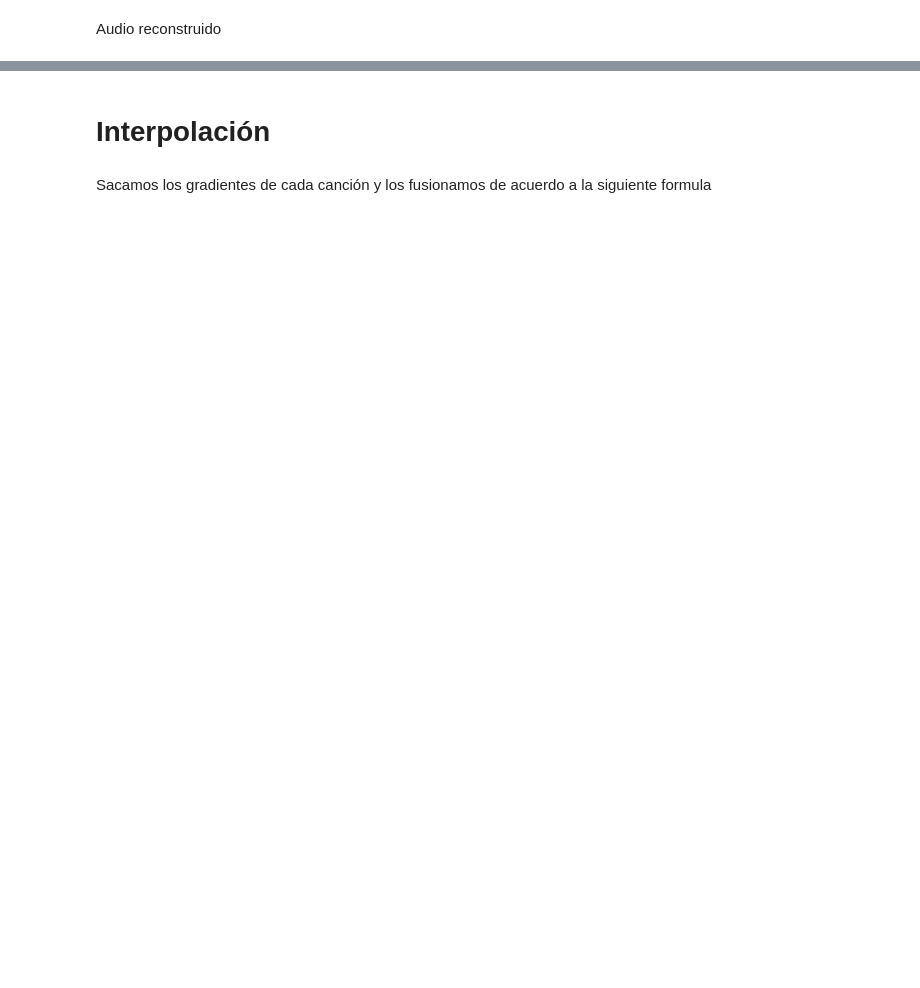
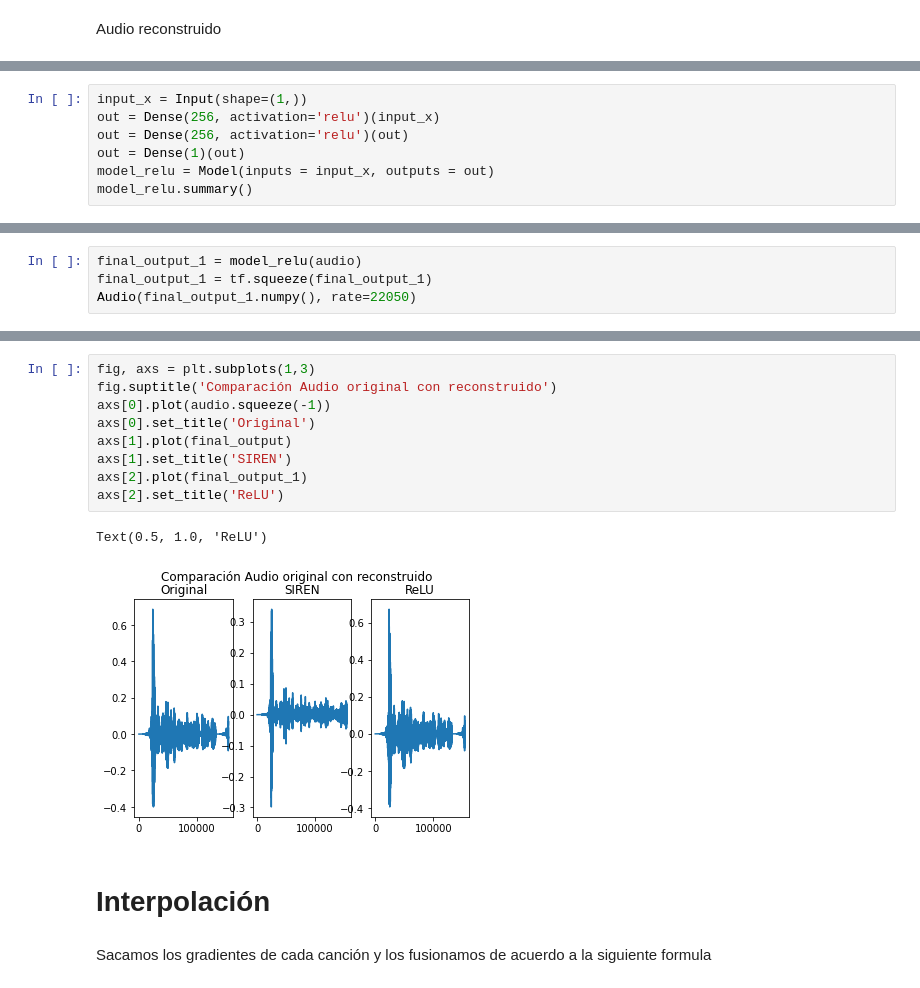
Before and after one commit to EduardoIllanes/Reconstruccion-e-Interpolacion-de-Audio, a Jupyter notebook: Tensorflow_Siren.ipynb, the cells around one changed output, grey strips where cells are left out. Drawn from its saved outputs; the diff is of its cells as text; blank space fills up the shorter version.

```diff
--- a/Tensorflow_Siren.ipynb
+++ b/Tensorflow_Siren.ipynb
@@ -165,0 +175,7 @@ Audio(final_output.numpy(), rate=22050)
+# %%
+input_x = Input(shape=(1,))
+out = Dense(256, activation='relu')(input_x)
+out = Dense(256, activation='relu')(out)
+out = Dense(1)(out)
+model_relu = Model(inputs = input_x, outputs = out)
+model_relu.summary()
@@ -165,0 +217,4 @@ Audio(final_output.numpy(), rate=22050)
+# %%
+final_output_1 = model_relu(audio)
+final_output_1 = tf.squeeze(final_output_1)
+Audio(final_output_1.numpy(), rate=22050)
@@ -166,3 +223,15 @@ Audio(final_output.numpy(), rate=22050)
+# %%
+fig, axs = plt.subplots(1,3)
+fig.suptitle('Comparación Audio original con reconstruido')
+axs[0].plot(audio.squeeze(-1))
+axs[0].set_title('Original')
+axs[1].plot(final_output)
+axs[1].set_title('SIREN')
+axs[2].plot(final_output_1)
+axs[2].set_title('ReLU')
+# %% [output]
+Text(0.5, 1.0, 'ReLU')
+[figure, added]
 # %% [markdown]
 # Interpolación
 # %% [markdown]
```
Also changed, not shown: parts of 16 cells of this notebook.
